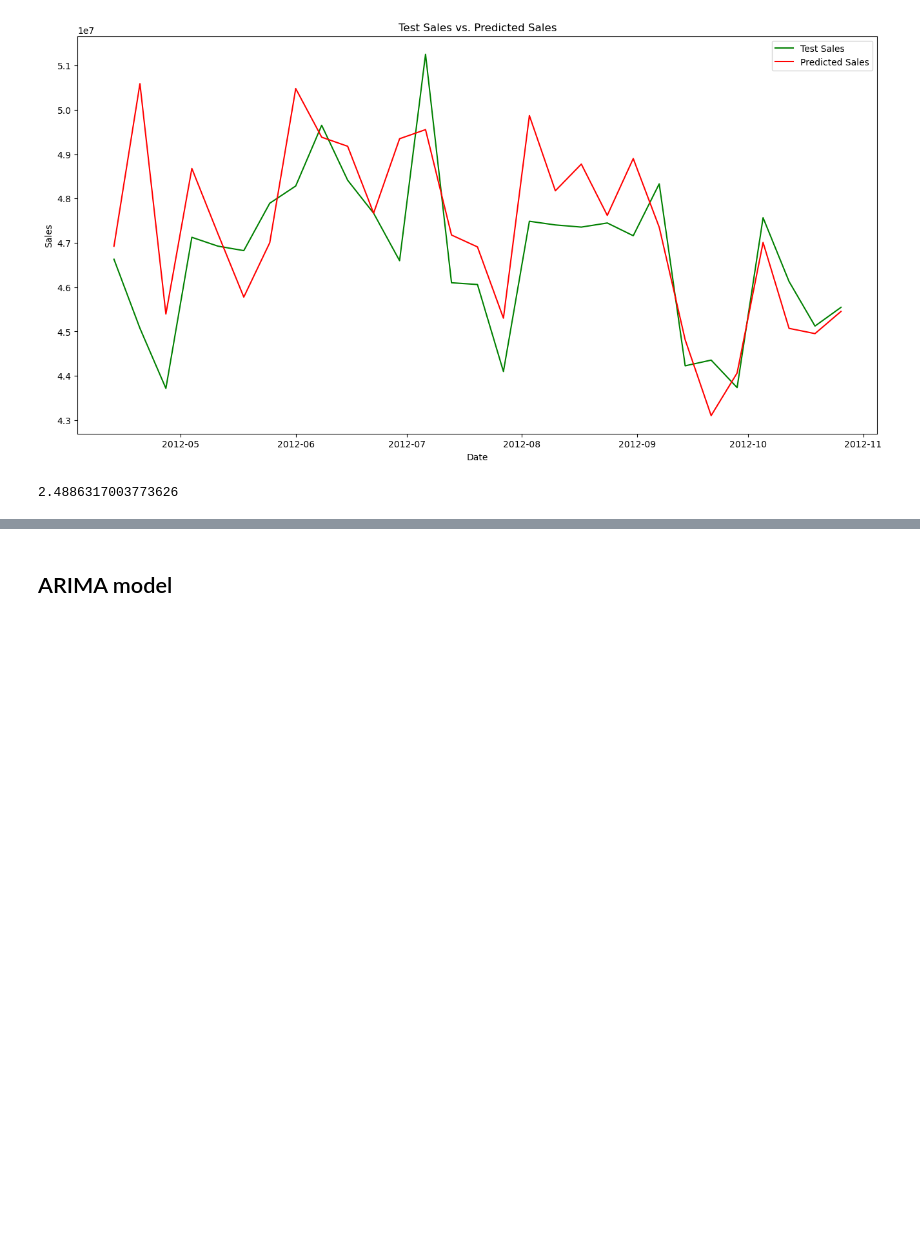
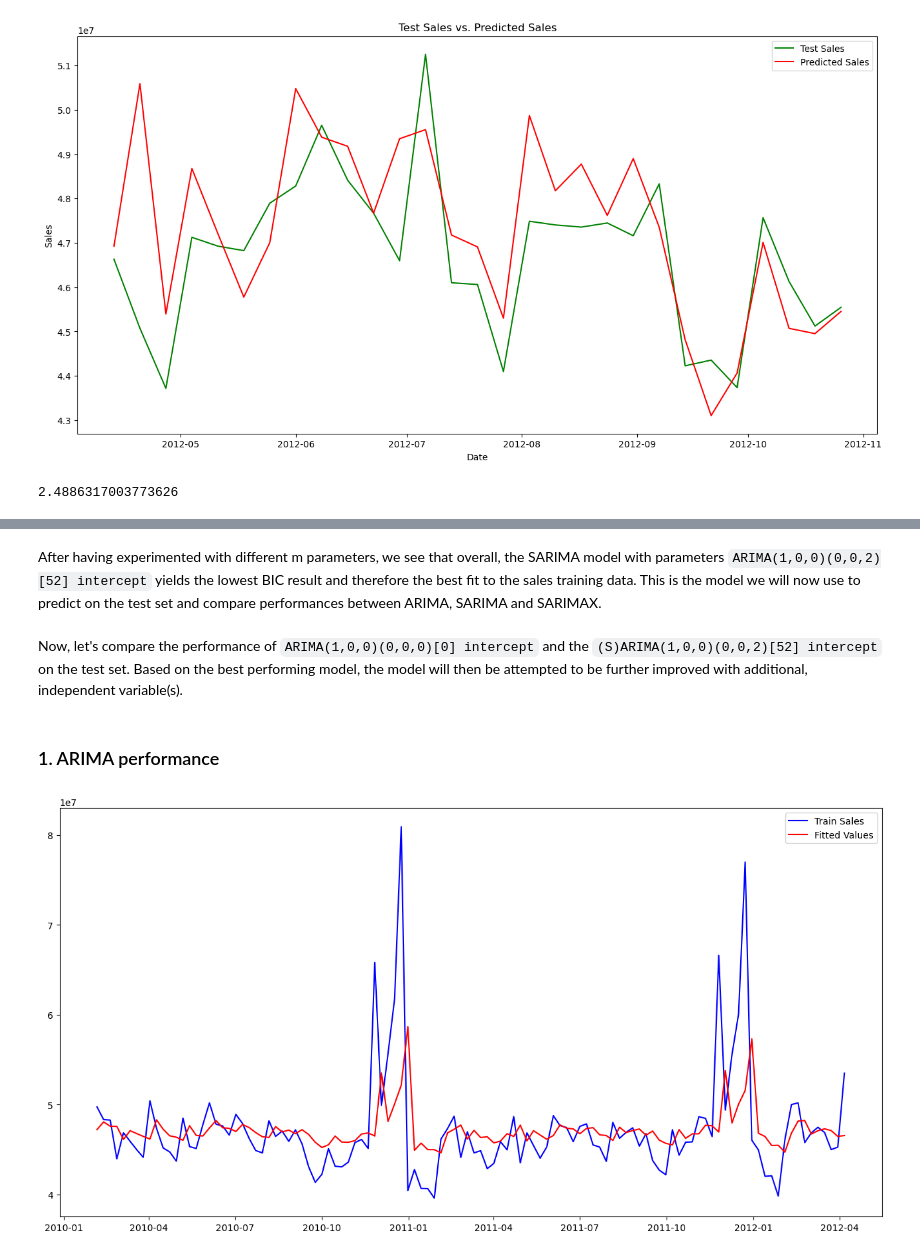
Before and after one commit to FelixRaph/Data-Science-Portfolio, a Jupyter notebook: Time_Series_Forecasting.ipynb, the cells around one changed output, grey strips where cells are left out. Saved outputs shown, nothing was run; the diff lists cells and outputs as text; code cells hidden in the pictures; blank space fills up the shorter version.

```diff
--- a/Time_Series_Forecasting.ipynb
+++ b/Time_Series_Forecasting.ipynb
@@ -390,2 +467,6 @@ mape_hw
+# %% [markdown]
+After having experimented with different m parameters, we see that overall, the SARIMA model with parameters `ARIMA(1,0,0)(0,0,2)[52] intercept` yields the lowest BIC result and therefore the best fit to the sales training data. This is the model we will now use to predict on the test set and compare performances between ARIMA, SARIMA and SARIMAX.
+# %% [markdown]
+Now, let's compare the performance of `ARIMA(1,0,0)(0,0,0)[0] intercept` and the `(S)ARIMA(1,0,0)(0,0,2)[52] intercept` on the test set. Based on the best performing model, the model will then be attempted to be further improved with additional, independent variable(s).
 # %% [markdown]
-## ARIMA model
+### 1. ARIMA performance
@@ -395,0 +473,15 @@ from statsmodels.tsa.arima.model import ARIMA
+# %%
+# Fit ARIMA model: ARIMA(1,0,0)(0,0,0)[0] intercept
+
+arima_model = ARIMA(train_sales, order=(1,0,0), trend='c')
+arima_model_fit = arima_model.fit()
+# %%
+# plot fit to train data
+
+plt.figure(figsize=(16, 8))
+plt.plot(train_dates, train_sales, label='Train Sales', color='blue')
+plt.plot(train_dates, arima_model_fit.fittedvalues, label='Fitted Values', color='red')
+plt.legend()
+plt.show()
+# %% [output]
+[figure, added]
```
Also changed, not shown: parts of 28 cells of this notebook.
